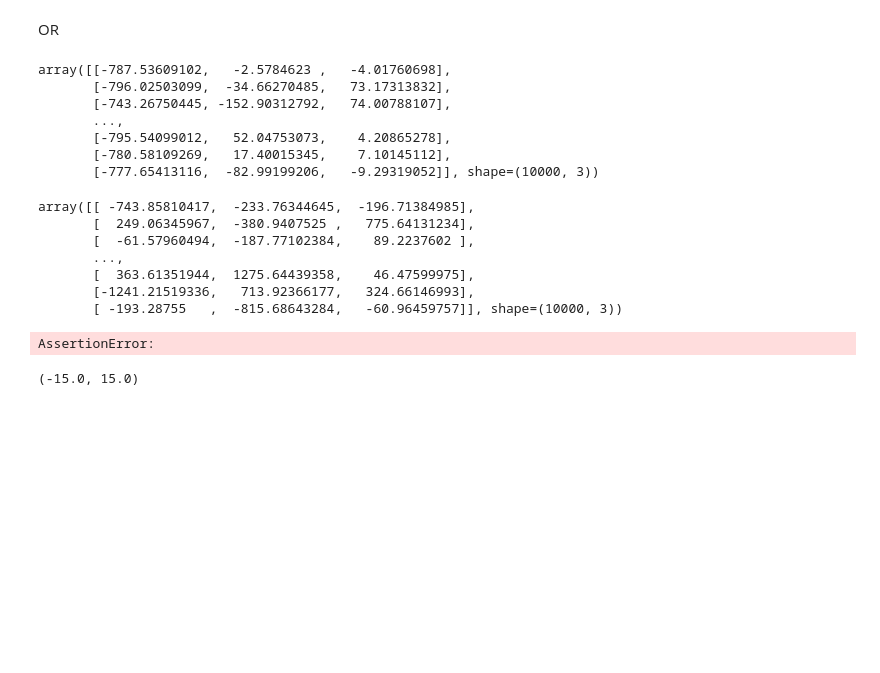
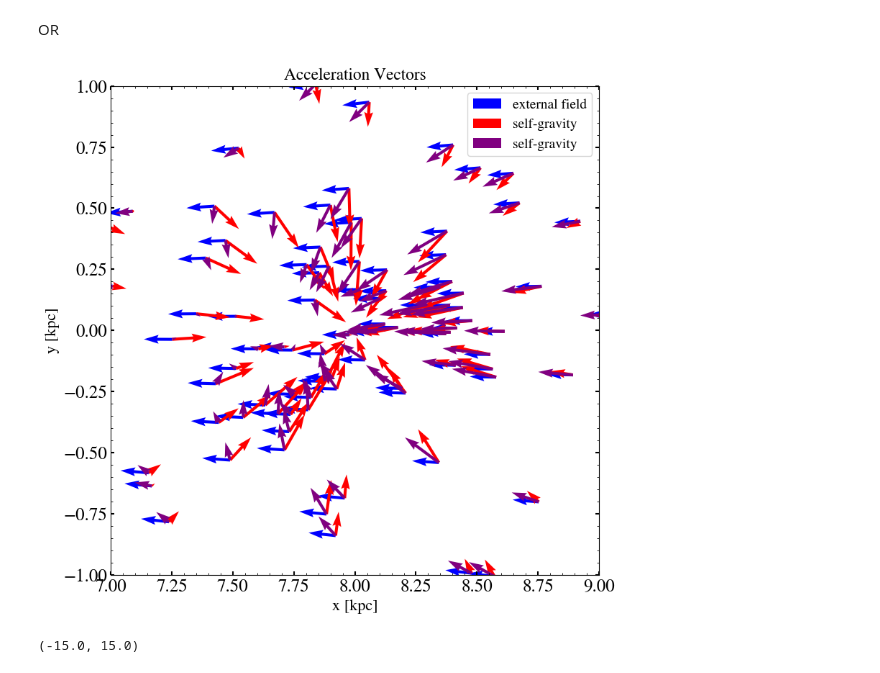
Before and after one commit to sgpfaff/tambora, a Jupyter notebook: docs/examples/04_External_Forces.ipynb, the cells around one changed output. Cells and saved outputs as stored; diff of their text form; code cells hidden in the pictures; blank space fills up the shorter version.

Commit message:
Update force tutorials and examples to include new force logic.

```diff
--- a/docs/examples/04_External_Forces.ipynb
+++ b/docs/examples/04_External_Forces.ipynb
@@ -32,7 +32,7 @@ sim.add_particles('stars', pos, vel, masses)
 host_pot = NFWPotential(amp=1e13*u.Msun, a=20*u.kpc)
 sim.add_external_pot(host_pot)
 # %%
-acc = sim.external_acc()
+ext_acc = sim.external_acc()
 
 fig, ax = plt.subplots(figsize=(8, 8))
 ax.quiver(pos[:, 0], pos[:, 1], acc[:, 0], acc[:, 1], alpha=0.5)
@@ -73,30 +74,27 @@ from ezfalcon.dynamics import ExternalGalpyPotential, FalcONGravity
-# %%
-galpyPotForce.acc(pos, 0.0) - acc
-# %% [output]
-array([[-787.53609102,   -2.5784623 ,   -4.01760698],
-       [-796.02503099,  -34.66270485,   73.17313832],
-       [-743.26750445, -152.90312792,   74.00788107],
-       ...,
-       [-795.54099012,   52.04753073,    4.20865278],
-       [-780.58109269,   17.40015345,    7.10145112],
-       [-777.65413116,  -82.99199206,   -9.29319052]], shape=(10000, 3))
-# %%
-falcONForce.acc(pos, masses) - self_acc
-# %% [output]
-array([[ -743.85810417,  -233.76344645,  -196.71384985],
-       [  249.06345967,  -380.9407525 ,   775.64131234],
-       [  -61.57960494,  -187.77102384,    89.2237602 ],
-       ...,
-       [  363.61351944,  1275.64439358,    46.47599975],
-       [-1241.21519336,   713.92366177,   324.66146993],
-       [ -193.28755   ,  -815.68643284,   -60.96459757]], shape=(10000, 3))
 # %%
 galpyPotForce = ExternalGalpyPotential(host_pot)
 falcONForce = FalcONGravity(eps=0.1, theta=0.5)
-#assert np.allclose(galpyPotForce.acc(pos, t=0), acc)
-assert np.allclose(falcONForce.acc(pos, masses), self_acc)
+assert np.allclose(galpyPotForce.acc(pos, t=0) * KPCGYR_TO_KMS, ext_acc)
+assert np.allclose(falcONForce.acc(pos, masses)* KPCGYR_TO_KMS, self_acc)
-# %% [output]
-AssertionError:
+# %%
+totalForce = galpyPotForce + falcONForce
+total_acc = totalForce.acc(pos, masses, t=0) * KPCGYR_TO_KMS
+fig, ax = plt.subplots(figsize=(8, 8))
+ax.quiver(pos[:, 0][::100], pos[:, 1][::100], ext_acc[:, 0][::100], ext_acc[:, 1][::100], alpha=1, color='b', label='external field')
+ax.quiver(pos[:, 0][::100], pos[:, 1][::100], self_acc[:, 0][::100], self_acc[:, 1][::100], alpha=1, color='r', label='self-gravity')
+ax.quiver(pos[:, 0][::100], pos[:, 1][::100], total_acc[:, 0][::100], total_acc[:, 1][::100], alpha=1, color='purple', label='self-gravity')
+ax.set_xlabel('x [kpc]')
+ax.set_ylabel('y [kpc]')
+ax.set_title('Acceleration Vectors')
+ax.set_aspect('equal')
+plt.tight_layout()
+plt.xlim(7, 9)
+plt.ylim(-1, 1)
+plt.legend()
+
+plt.show()
+# %% [output]
+[figure, added]
 # %%
 sim.run(t_end=0.2, dt=0.0001, dt_out=0.002, eps=0.5, theta=0.6)
 # %%
```
Also changed, not shown: parts of 2 cells of this notebook, 3 other files.
